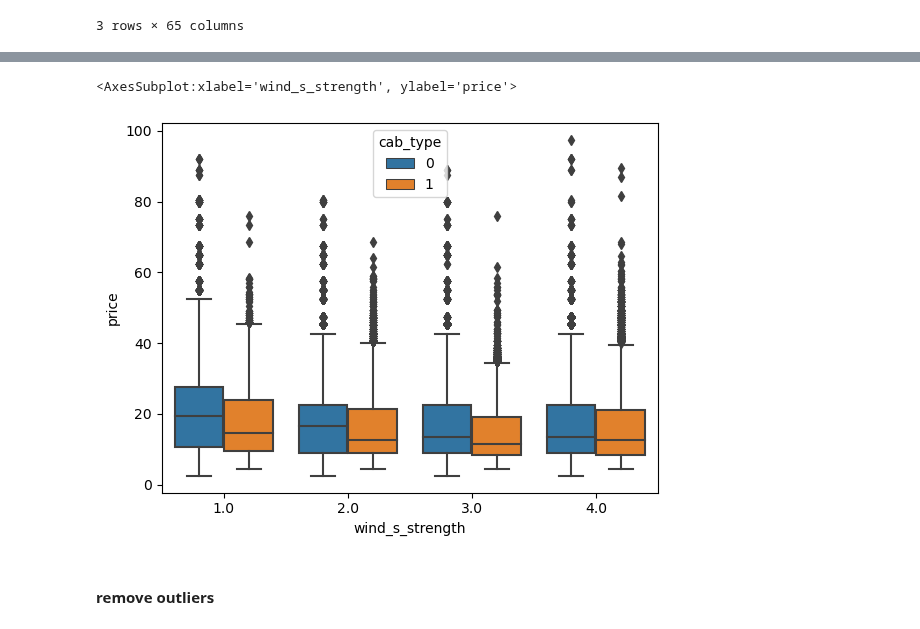
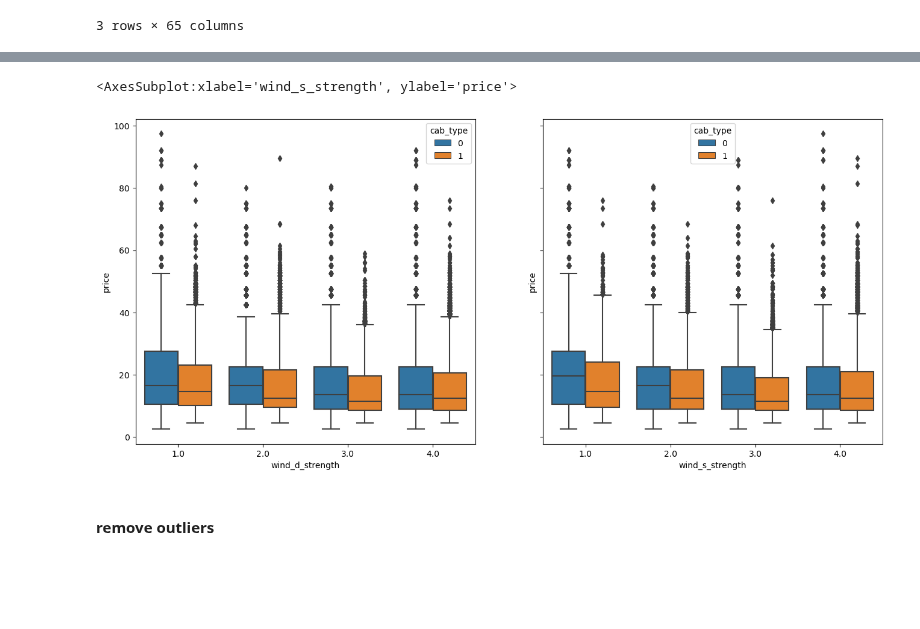
Before and after one commit to cndywu/TheYelpers, a Jupyter notebook: Cindy_EDA.ipynb, the cells around one changed output, grey strips where cells are left out. Drawn from its saved outputs; the diff is of its cells as text; code cells hidden in the pictures; blank space fills up the shorter version.

```diff
--- a/Cindy_EDA.ipynb
+++ b/Cindy_EDA.ipynb
@@ -48,8 +43,10 @@ sns.boxplot(data = train, x = 'wind_d_strength', y = 'price', hue = 'cab_type')
-# %%
-sns.boxplot(data = train, x = 'wind_s_strength', y = 'price', hue = 'cab_type')
-# %% [output]
-<AxesSubplot:xlabel='wind_s_strength', ylabel='price'>
-[figure, removed]
+# %%
+fig, ax =plt.subplots(1,2, figsize=(16, 7))
+sns.boxplot(ax=ax[0], data = train, x = 'wind_d_strength', y = 'price', hue = 'cab_type')
+sns.boxplot(ax=ax[1], data = train, x = 'wind_s_strength', y = 'price', hue = 'cab_type')
+# %% [output]
+<AxesSubplot:xlabel='wind_s_strength', ylabel='price'>
+[figure, added]
 # %% [markdown]
 #### remove outliers
 # %% [markdown]
```
Also changed, not shown: parts of 22 cells of this notebook.
